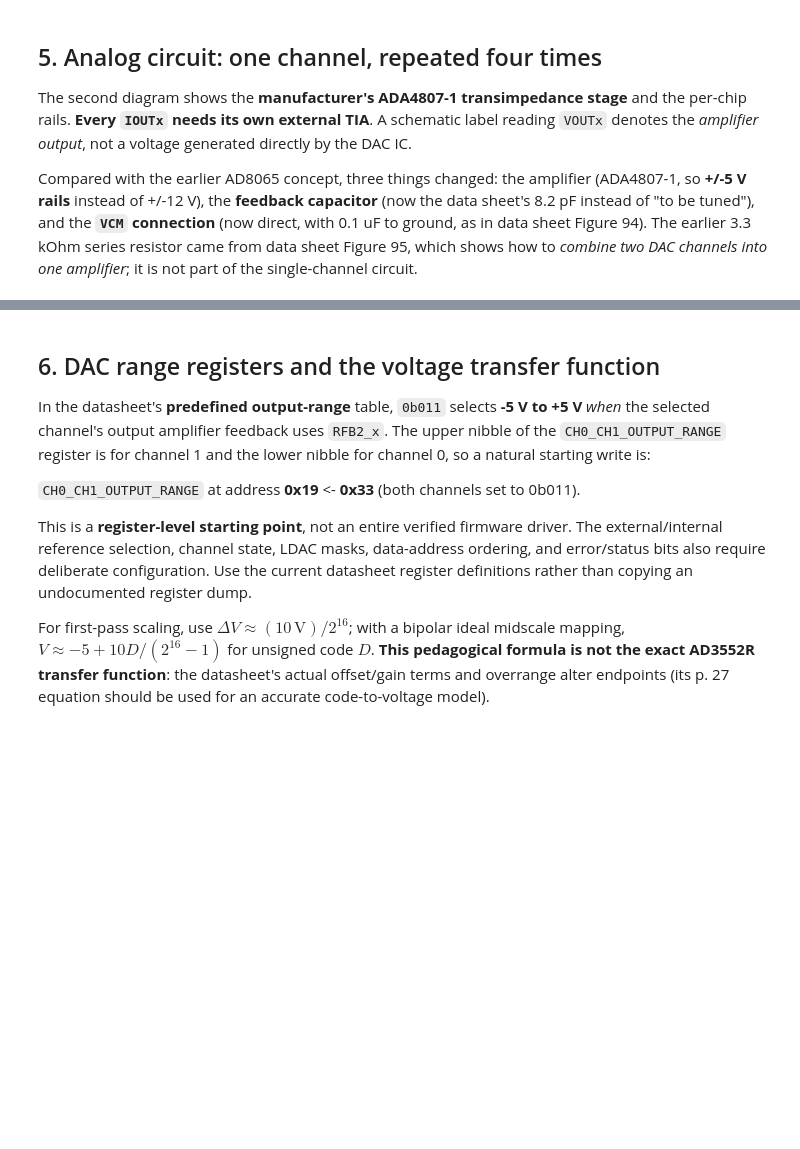
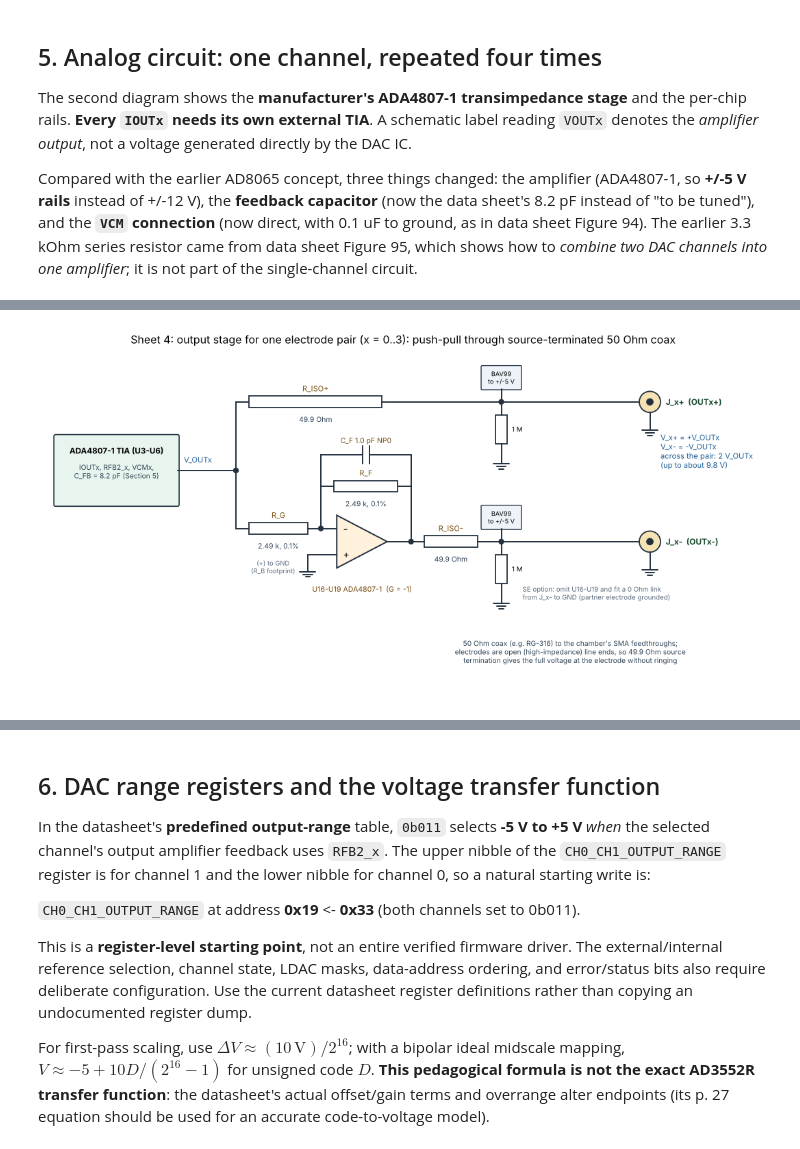
Before and after one commit to phwl/doodle, a Jupyter notebook: FPGA-based-LQG-and-HIL-simulator-for-nanomechanical-systems/pylqg_project/notebooks/AD3552R_four_channel_DAC_circuit_design_tutorial.ipynb, the cells around one changed output, grey strips where cells are left out. Cells and saved outputs as stored; diff of their text form; code cells hidden in the pictures; blank space fills up the shorter version.

```diff
--- a/FPGA-based-LQG-and-HIL-simulator-for-nanomechanical-systems/pylqg_project/notebooks/AD3552R_four_channel_DAC_circuit_design_tutorial.ipynb
+++ b/FPGA-based-LQG-and-HIL-simulator-for-nanomechanical-systems/pylqg_project/notebooks/AD3552R_four_channel_DAC_circuit_design_tutorial.ipynb
@@ -181,0 +202,79 @@ The DAC's register-controlled bipolar offset and gain create a nominal $-5$ V to
+# %%
+# Sheet 4: output stage for one electrode pair (repeat for OUT0-OUT3): push-pull drive through source-terminated coax
+import matplotlib.pyplot as plt
+from matplotlib.patches import FancyBboxPatch, Polygon, Circle
+
+fig, ax = plt.subplots(figsize=(13.5, 6.6))
+ax.set_xlim(0, 13.5); ax.set_ylim(0, 6.6); ax.axis("off")
+K = "#22303f"
+def line(*pts, c=K, lw=1.4):
+    xs, ys = zip(*pts); ax.plot(xs, ys, color=c, lw=lw, solid_capstyle="round")
+def dot(x, y): ax.add_patch(Circle((x, y), 0.045, color=K, zorder=5))
+def res(x0, y, x1, lab, val, vert=False):
+    if not vert:
+        line((x0, y), (x0 + 0.25, y)); line((x1 - 0.25, y), (x1, y))
+        ax.add_patch(FancyBboxPatch((x0 + 0.25, y - 0.11), x1 - x0 - 0.5, 0.22, boxstyle="square,pad=0", fc="white", ec=K, lw=1.3))
+        ax.text((x0 + x1) / 2, y + 0.2, lab, ha="center", fontsize=8, color="#7a4e10")
+        ax.text((x0 + x1) / 2, y - 0.38, val, ha="center", fontsize=7.5, color="#33465a")
+    else:
+        line((x0, y), (x0, y - 0.25)); line((x0, x1 + 0.25), (x0, x1))
+        ax.add_patch(FancyBboxPatch((x0 - 0.11, x1 + 0.25), 0.22, y - x1 - 0.5, boxstyle="square,pad=0", fc="white", ec=K, lw=1.3))
+        ax.text(x0 + 0.18, (y + x1) / 2, f"{lab}\n{val}", fontsize=7.3, va="center", color="#33465a")
+def cap(x, y0, y1, lab, horiz=False):
+    if horiz:
+        xm = (y0 + y1) / 2   # here y0, y1 are x-positions, x is the y-coordinate
+        line((y0, x), (xm - 0.06, x)); line((xm + 0.06, x), (y1, x))
+        line((xm - 0.06, x - 0.17), (xm - 0.06, x + 0.17)); line((xm + 0.06, x - 0.17), (xm + 0.06, x + 0.17))
+        ax.text(xm, x + 0.22, lab, ha="center", fontsize=7.5, color="#7a4e10")
+    else:
+        ym = (y0 + y1) / 2
+        line((x, y0), (x, ym + 0.06)); line((x, ym - 0.06), (x, y1))
+        line((x - 0.17, ym + 0.06), (x + 0.17, ym + 0.06)); line((x - 0.17, ym - 0.06), (x + 0.17, ym - 0.06))
+        ax.text(x + 0.22, ym, lab, fontsize=7.3, va="center", color="#33465a")
+def gnd(x, y):
+    line((x, y), (x, y - 0.12)); line((x - 0.15, y - 0.12), (x + 0.15, y - 0.12))
+    line((x - 0.09, y - 0.17), (x + 0.09, y - 0.17)); line((x - 0.04, y - 0.22), (x + 0.04, y - 0.22))
+def opamp(x, y, name, w=0.95, h=1.0):
+    ax.add_patch(Polygon([(x, y - h / 2), (x, y + h / 2), (x + w, y)], closed=True, fc="#fff1dc", ec=K, lw=1.4))
+    ax.text(x + 0.12, y + 0.24, "-", fontsize=11, va="center"); ax.text(x + 0.12, y - 0.24, "+", fontsize=10, va="center")
+    ax.text(x + w * 0.5, y - h / 2 - 0.45, name, ha="center", fontsize=7.6, color="#7a4e10")
+def clamp(x, y, lab):
+    """BAV99 to +/-5 V (drawn as a box) and 1 MOhm bleeder to ground at the connector node."""
+    ax.add_patch(FancyBboxPatch((x - 0.36, y + 0.25), 0.72, 0.42, boxstyle="round,pad=0.02", fc="#eef3fa", ec=K, lw=1))
+    ax.text(x, y + 0.46, "BAV99\nto +/-5 V", ha="center", va="center", fontsize=6.6)
+    line((x, y), (x, y + 0.25)); res(x, y, y - 1.05, "", "", vert=True); gnd(x, y - 1.05)
+    ax.text(x + 0.2, y - 0.52, "1 M", fontsize=7, va="center")
+def sma(x, y, lab):
+    ax.add_patch(Circle((x, y), 0.2, fc="#f6e3b4", ec=K, lw=1.3)); ax.add_patch(Circle((x, y), 0.06, color=K))
+    ax.text(x + 0.3, y, lab, va="center", fontsize=8.6, weight="bold", color="#1d4d31")
+    line((x, y - 0.2), (x, y - 0.42)); gnd(x, y - 0.42)
+
+# TIA (from Section 5) as a block
+ax.add_patch(FancyBboxPatch((0.2, 3.65), 2.3, 1.3, boxstyle="round,pad=0.03", fc="#e8f5ee", ec=K, lw=1.2))
+ax.text(1.35, 4.62, "ADA4807-1 TIA (U3-U6)", ha="center", fontsize=8.4, weight="bold")
+ax.text(1.35, 4.15, "IOUTx, RFB2_x, VCMx,\nC_FB = 8.2 pF (Section 5)", ha="center", fontsize=7.4, color="#33465a")
+line((2.5, 4.3), (3.6, 4.3)); dot(3.6, 4.3); ax.text(2.62, 4.45, "V_OUTx", fontsize=8, color="#1f5f99")
+# + path
+line((3.6, 4.3), (3.6, 5.6)); res(3.6, 5.6, 6.6, "R_ISO+", "49.9 Ohm"); dot(8.6, 5.6)
+line((6.6, 5.6), (11.2, 5.6)); clamp(8.6, 5.6, "+"); sma(11.4, 5.6, "J_x+  (OUTx+)")
+# inverter
+line((3.6, 4.3), (3.6, 3.2)); res(3.6, 3.2, 5.2, "R_G", "2.49 k, 0.1%"); dot(5.2, 3.2)
+opamp(5.5, 2.95, "U16-U19 ADA4807-1  (G = -1)")
+line((5.2, 3.2), (5.5, 3.2)); line((5.5, 2.7), (4.95, 2.7)); line((4.95, 2.7), (4.95, 2.5)); gnd(4.95, 2.5)
+ax.text(4.3, 2.35, "(+) to GND\n(R_B footprint)", fontsize=6.8, color="#5a6b7d", ha="center")
+line((5.2, 3.2), (5.2, 4.6)); line((6.9, 2.95), (6.9, 4.6))
+res(5.2, 4.0, 6.9, "R_F", "2.49 k, 0.1%")
+cap(4.6, 5.2, 6.9, "C_F 1.0 pF NP0", horiz=True)
+line((6.45, 2.95), (6.9, 2.95)); dot(6.9, 2.95)
+res(6.9, 2.95, 8.4, "R_ISO-", "49.9 Ohm"); line((8.4, 2.95), (8.6, 2.95)); dot(8.6, 2.95)
+line((8.6, 2.95), (11.2, 2.95)); clamp(8.6, 2.95, "-"); sma(11.4, 2.95, "J_x-  (OUTx-)")
+ax.text(9.0, 1.85, "SE option: omit U16-U19 and fit a 0 Ohm link\nfrom J_x- to GND (partner electrode grounded)", fontsize=7, color="#5a6b7d")
+# cable and electrodes
+ax.text(9.9, 0.65, "50 Ohm coax (e.g. RG-316) to the chamber's SMA feedthroughs;\n"
+        "electrodes are open (high-impedance) line ends, so 49.9 Ohm source\n"
+        "termination gives the full voltage at the electrode without ringing", fontsize=7.4, color="#33465a", ha="center")
+ax.text(11.6, 4.35, "V_x+ = +V_OUTx\nV_x- = -V_OUTx\nacross the pair: 2 V_OUTx\n(up to about 9.8 V)", fontsize=8, color="#1f5f99", ha="left")
+ax.set_title("Sheet 4: output stage for one electrode pair (x = 0..3): push-pull through source-terminated 50 Ohm coax", fontsize=11.5)
+plt.show()
+# %% [output]
+[figure, added]
```
Also changed, not shown: parts of 57 cells of this notebook, 4 other files.
